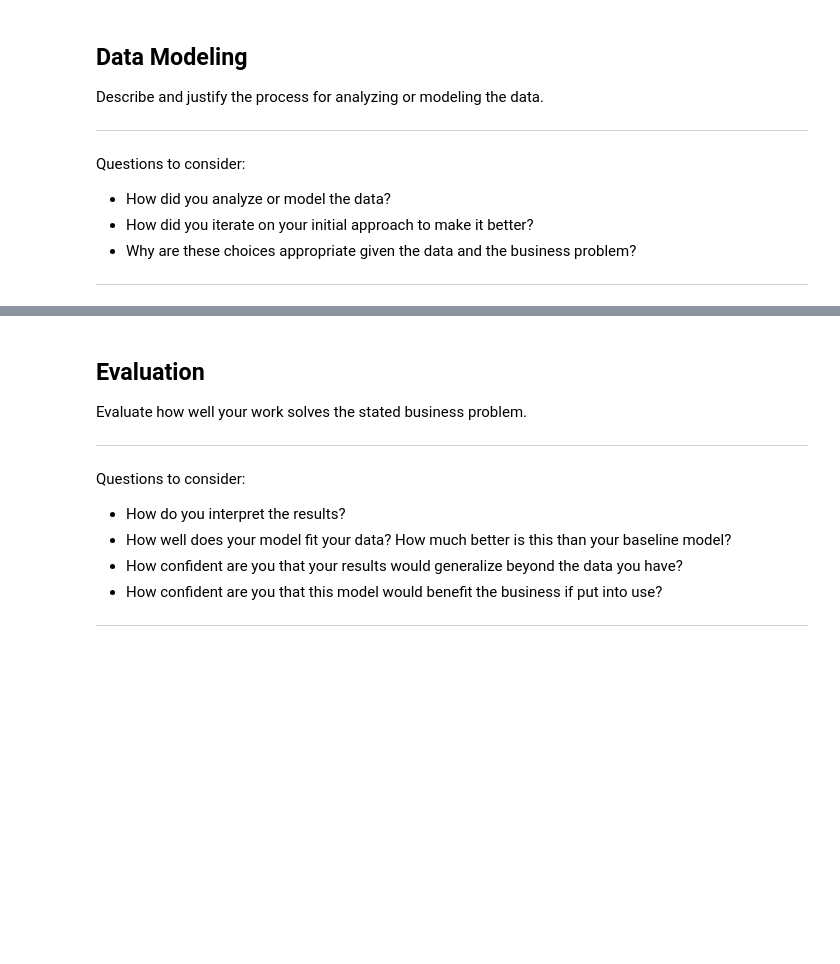
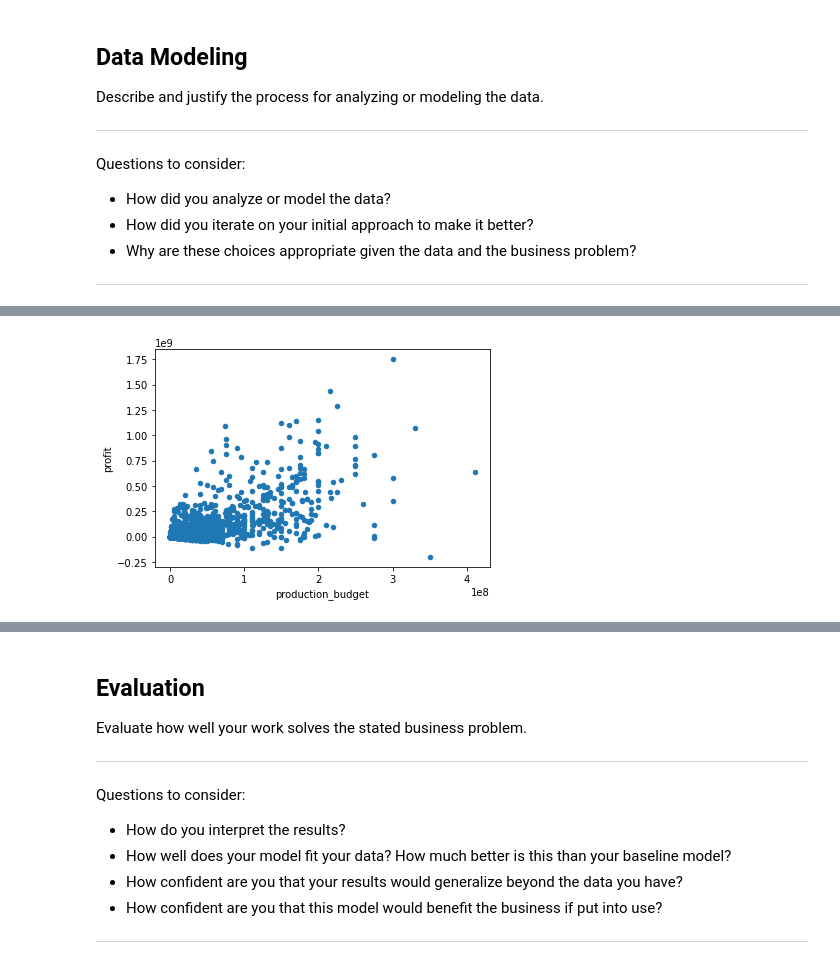
Before and after one commit to ZenBurrito/Phase-1Project, a Jupyter notebook: Movie-Studio-Project.ipynb, the cells around one changed output, grey strips where cells are left out. Drawn from its saved outputs; the diff is of its cells as text; code cells hidden in the pictures; blank space fills up the shorter version.

```diff
--- a/Movie-Studio-Project.ipynb
+++ b/Movie-Studio-Project.ipynb
@@ -346,0 +431,4 @@ Questions to consider:
+# %%
+df_merge_final.plot.scatter('production_budget', 'profit');
+# %% [output]
+[figure, added]
```
Also changed, not shown: parts of 18 cells of this notebook.
